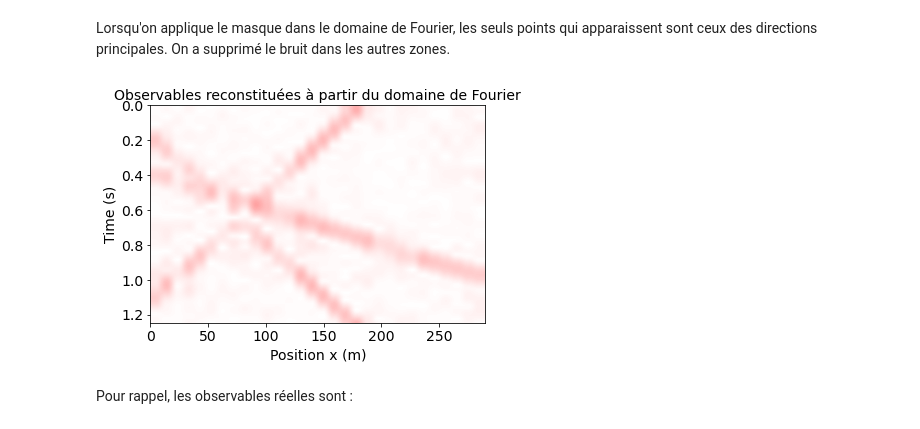
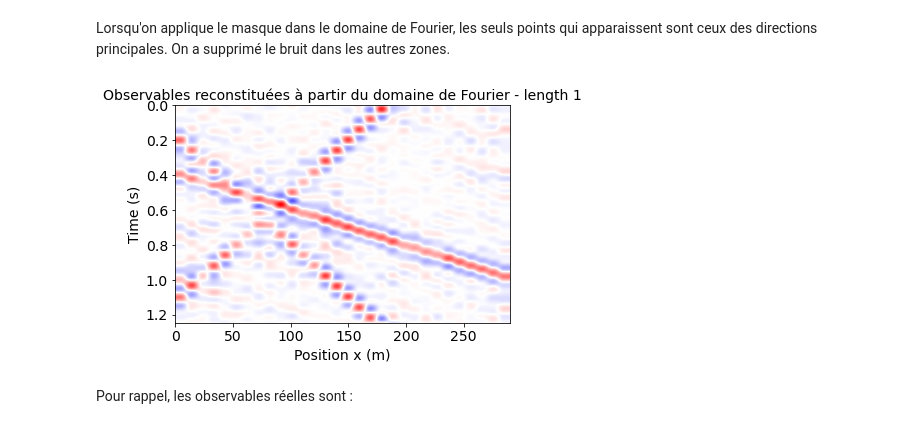
Before and after one commit to gabrielleberrada/projet_traitement_signal, a Jupyter notebook: mini_projet_interpolation/mini_projet_groupe3.ipynb, the cells around one changed output. Saved outputs shown, nothing was run; the diff lists cells and outputs as text; code cells hidden in the pictures.

```diff
--- a/mini_projet_interpolation/mini_projet_groupe3.ipynb
+++ b/mini_projet_interpolation/mini_projet_groupe3.ipynb
@@ -270,7 +270,7 @@ On uniformise toutes les valeurs en-dessous de $5 000$, qui ne nous intéressent
 Enfin on choisit une largeur de la zone (ech dans la fonction) suffisamment faible pour ne pas englober plusieurs taches, mais suffisamment grande pour englober l'entièreté de chaque tache. Sur chaque zone, on obtient le maximum et sa valeur grâce à la fonction is_maximum.
 # %%
 # uniformisation des zones sombres
-F_array = np.maximum(F_array, 6000)
+F_array = np.maximum(F_array, 5000)
 
 # recherche du maximum au sens strict autour du point (i,j) avec une largeur de 20
 def is_maximum(i, j, F_array, length=20):
@@ -522,7 +522,7 @@ On retrouve des pentes proches des valeurs trouvées dans les parties précéden
 Créons maintenant le masque.
 # %%
 def create_masque(length = 1):
-    masque = np.full(gpanelf.shape, False, dtype = bool)
+    masque = np.zeros(gpanelf.shape)
     pentes = [p1, p2, p3]
     # on réutilise la méthode précédente
     for pente in pentes:
@@ -539,7 +539,7 @@ def create_masque(length = 1):
         # le signal a très peu d'énergie au delà de 20 Hz
         while (x < nx) and (x >= 0) and (t < 20) and (t >= 0):
             # On se place dans un intervalle autour du point considéré
-            masque[max(t-length, 0) : min(t+length+1, nt), max(x-length, 0) : min(x+length+1, nx)]= True
+            masque[max(t-length, 0) : min(t+length+1, nt), max(x-length, 0) : min(x+length+1, nx)]= 1
             x += sens
             t = round(t0 + pente*(x-x0))
     return masque
@@ -603,19 +603,20 @@ av.set_xlabel("Nombre d'onde ($m^{-1}$)", fontsize = labelsize);
 # %% [markdown]
 Lorsqu'on applique le masque dans le domaine de Fourier, les seuls points qui apparaissent sont ceux des directions principales. On a supprimé le bruit dans les autres zones.
 # %%
-observables_masque = np.abs(np.fft.ifft2(gpanelf_masque))
+observables_masque = np.real(np.fft.ifft2(gpanelf_masque))
 
+vmax = np.max(np.abs(observables_masque))
 fig = plt.figure()
 av = plt.subplot(111)
 plt.imshow(observables_masque, extent=[ax[0],ax[-1],at[-1],at[0]], aspect='auto')
-plt.title('Observables reconstituées à partir du domaine de Fourier', fontsize = labelsize)
+plt.title('Observables reconstituées à partir du domaine de Fourier - length 1', fontsize = labelsize)
 av.set_ylabel("Time (s)", fontsize = labelsize)
 av.set_xlabel("Position x (m)", fontsize = labelsize)
 av.tick_params(axis='both', which='major', labelsize=labelsize)
 plt.clim([-vmax,vmax])
 plt.set_cmap('bwr')
 # %% [output]
-[figure, old version]
+[figure, new version]
 # %% [markdown]
 Pour rappel, les observables réelles sont :
 # %%
```
Also changed, not shown: parts of 12 cells of this notebook.
